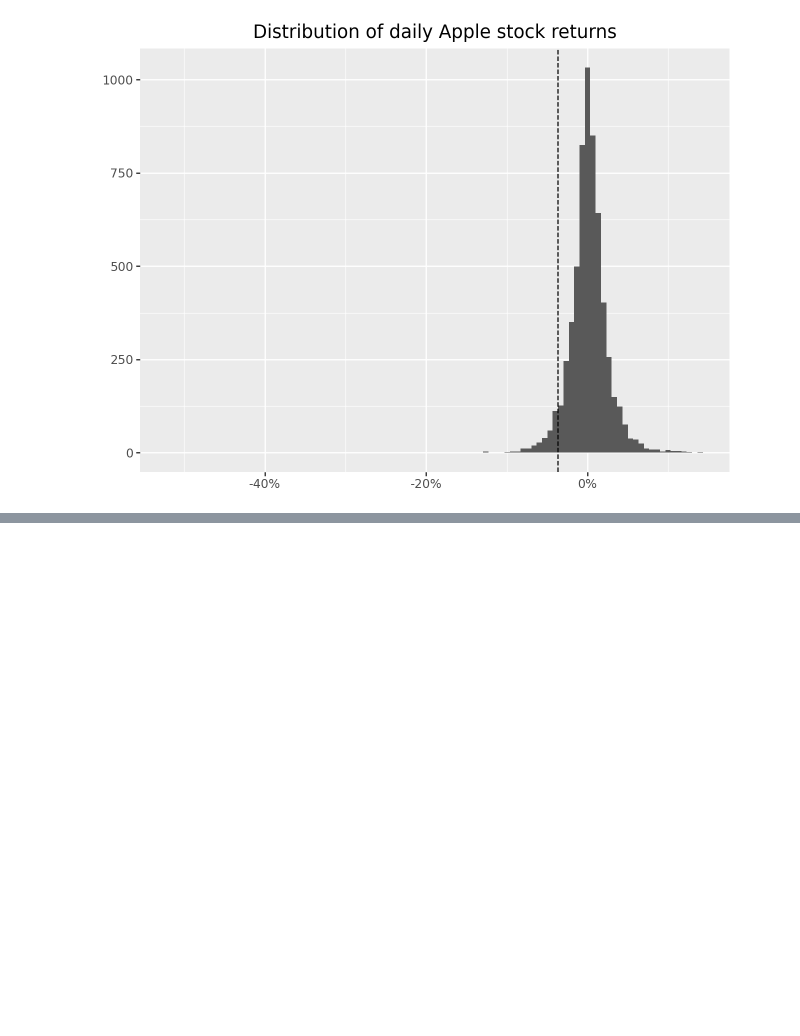
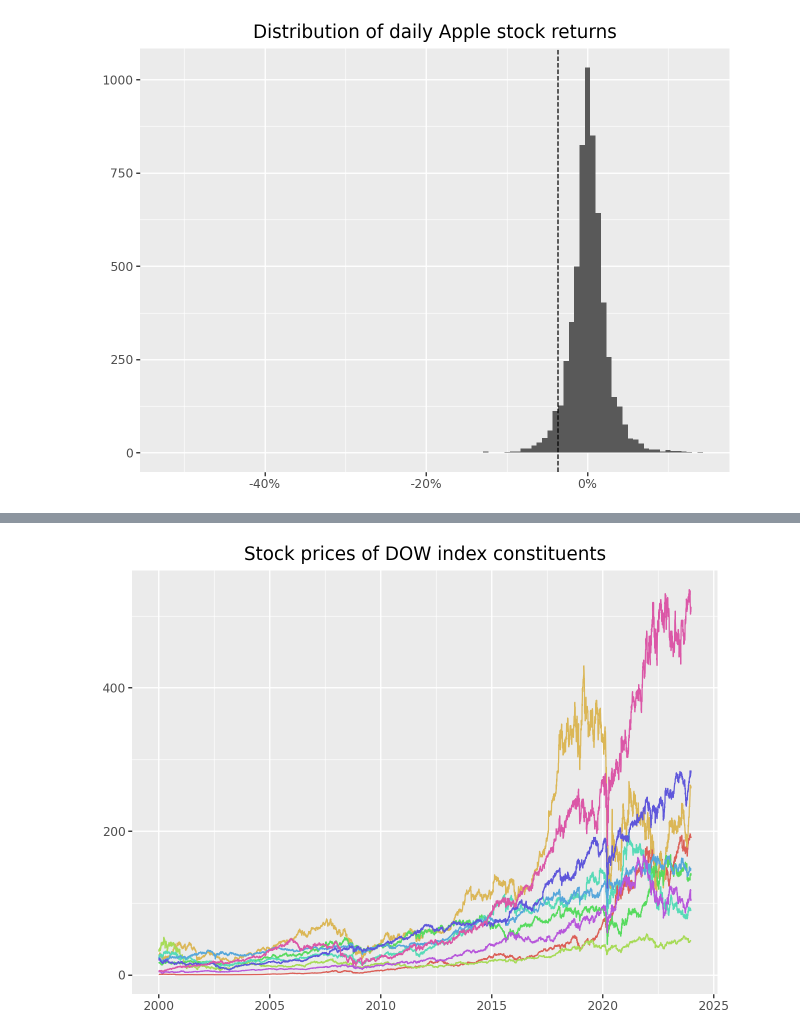
Before and after one commit to christian-engels/cflabs, a Jupyter notebook: resources/tidyfinance-working-with-stock-returns.ipynb, the cells around one changed output, grey strips where cells are left out. Drawn from its saved outputs; the diff is of its cells as text; code cells hidden in the pictures; blank space fills up the shorter version.

```diff
--- a/resources/tidyfinance-working-with-stock-returns.ipynb
+++ b/resources/tidyfinance-working-with-stock-returns.ipynb
@@ -68,0 +99,12 @@ apple_returns_figure.show()
+# %%
+symbols = tf.download_data(
+  domain="constituents",
+  index="Dow Jones Industrial Average"
+)
+# %%
+prices_daily = tf.download_data(
+  domain="stock_prices",
+  symbols=symbols["symbol"].tolist(),
+  start_date="2000-01-01",
+  end_date="2023-12-31"
+)
@@ -68,0 +129,14 @@ apple_returns_figure.show()
+# %%
+from mizani.breaks import date_breaks
+from mizani.formatters import date_format
+
+prices_figure = (
+  ggplot(prices_daily, aes(y="adjusted_close", x="date", color="symbol"))
+  + geom_line()
+  + scale_x_datetime(date_breaks="5 years", date_labels="%Y")
+  + labs(x="", y="", color="", title="Stock prices of DOW index constituents")
+  + theme(legend_position="none")
+)
+prices_figure.show()
+# %% [output]
+[figure, added]
```
Also changed, not shown: parts of 4 cells of this notebook.
